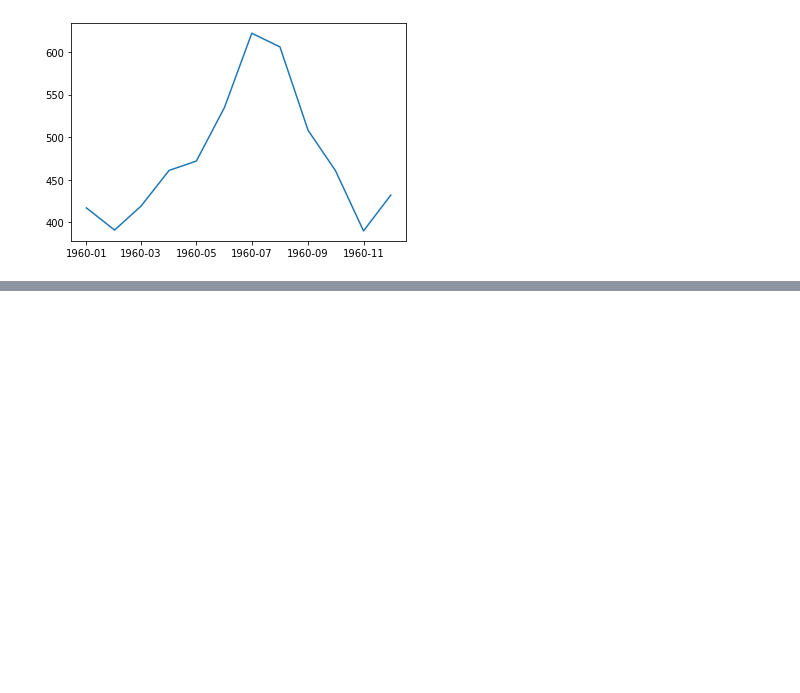
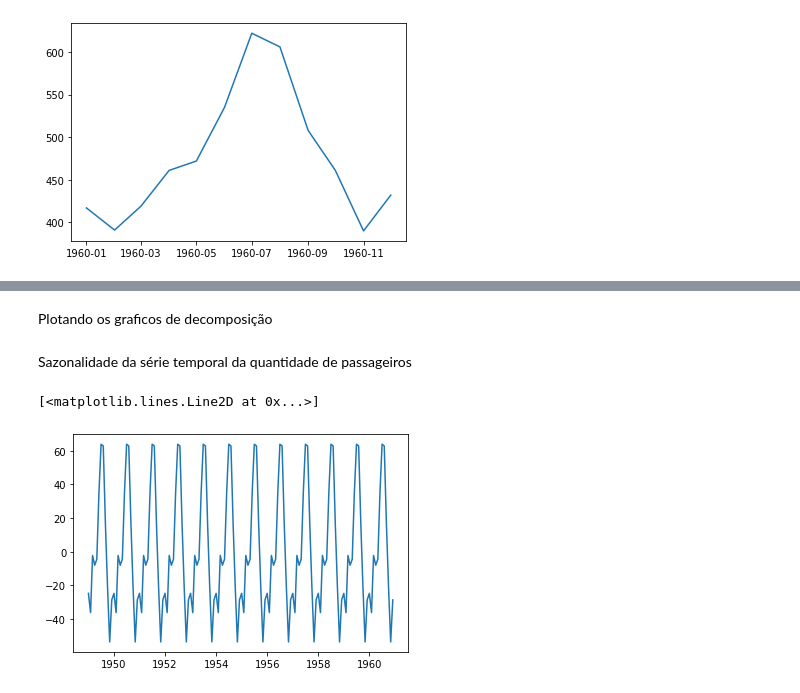
Before and after one commit to edlorencetti/Curso-Ci-ncia-de-dados, a Jupyter notebook: Exercicios_Ciencia_de_dados.ipynb, the cells around one changed output, grey strips where cells are left out. Saved outputs shown, nothing was run; the diff lists cells and outputs as text; code cells hidden in the pictures; blank space fills up the shorter version.

Commit message:
Inserido decomposição na série temporal

```diff
--- a/Exercicios_Ciencia_de_dados.ipynb
+++ b/Exercicios_Ciencia_de_dados.ipynb
@@ -324,0 +340,6 @@ plt.plot(ts_datas)
+# %%
+dateparse = lambda dates: pd.datetime.strptime(dates, '%Y-%m')
+# %%
+base = pd.read_csv('AirPassengers.csv', parse_dates=['Month'], index_col='Month', date_parser=dateparse)
+# %%
+ts = base['#Passengers']
@@ -324,0 +351,14 @@ plt.plot(ts_datas)
+# %%
+decomposicao = seasonal_decompose(ts)
+tendencia = decomposicao.trend
+sazonal = decomposicao.seasonal
+aleatorio = decomposicao.resid
+# %% [markdown]
+Plotando os graficos de decomposição
+# %% [markdown]
+Sazonalidade da série temporal da quantidade de passageiros
+# %%
+plt.plot(sazonal)
+# %% [output]
+[<matplotlib.lines.Line2D at 0x...>]
+[figure, added]
```
Also changed, not shown: parts of 11 cells of this notebook.
